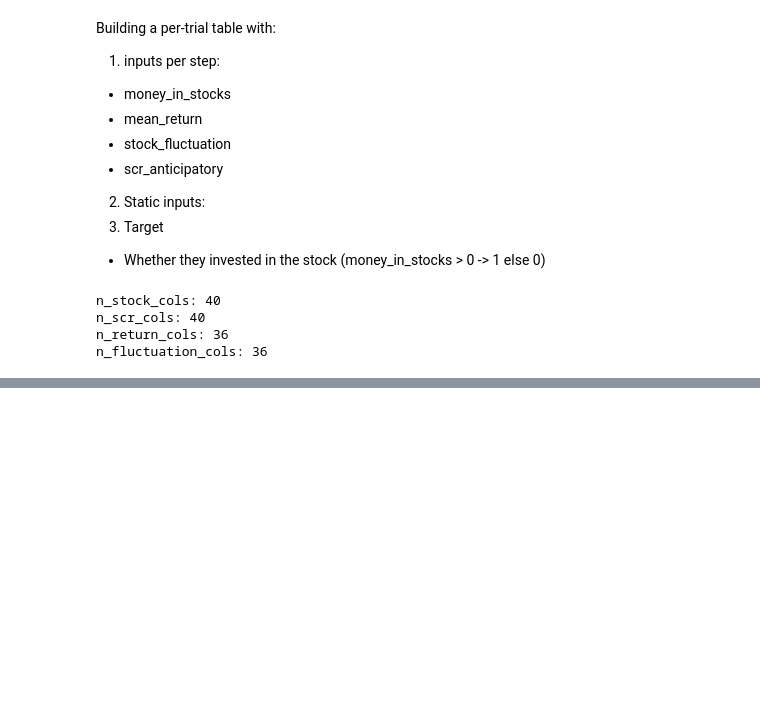
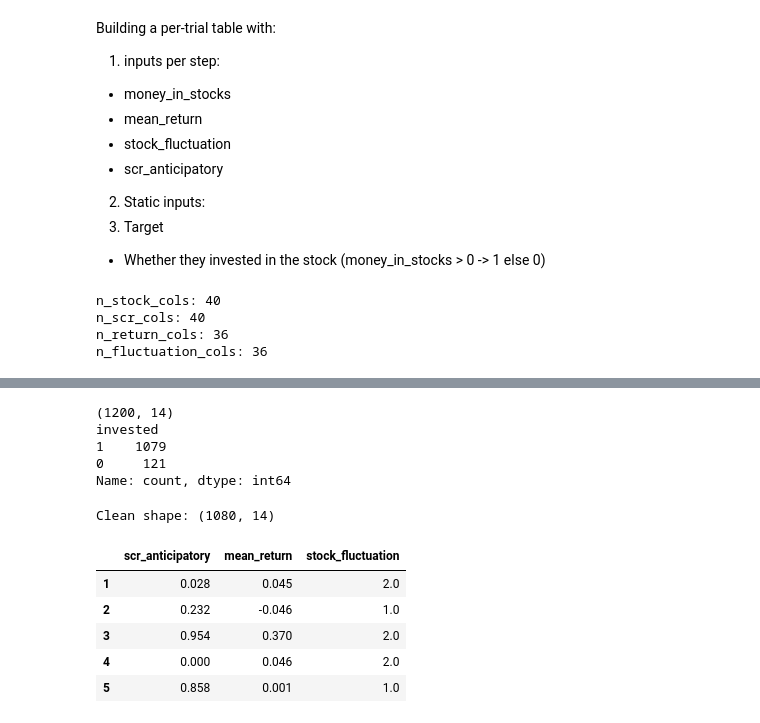
Before and after one commit to submarinejuice/CP322-Final-Project-Group-9, a Jupyter notebook: cp322_FINAL.ipynb, the cells around one changed output, grey strips where cells are left out. Saved outputs shown, nothing was run; the diff lists cells and outputs as text; code cells hidden in the pictures; blank space fills up the shorter version.

```diff
--- a/cp322_FINAL.ipynb
+++ b/cp322_FINAL.ipynb
@@ -184,0 +210,70 @@ n_fluctuation_cols: 36
+# %%
+rows = []
+
+for _, row in df.iterrows():
+    # carry participant-level info
+    base = {col: row[col] for col in id_cols}
+
+    for (s, t) in sorted(stock_map.keys()):
+        rec = dict(base)
+        rec["session"] = s
+        rec["trial_in_session"] = t
+        rec["global_trial"] = (s - 1) * 10 + t  # 1..40
+
+        rec["money_in_stocks"] = row[stock_map[(s, t)]]
+        rec["scr_anticipatory"] = row[scr_map[(s, t)]]
+
+        # Some (session, trial) combos might not have return/fluctuation
+        rec["mean_return"] = row[ret_map[(s, t)]] if (s, t) in ret_map else pd.NA
+        rec["stock_fluctuation"] = row[fluc_map[(s, t)]] if (s, t) in fluc_map else pd.NA
+
+        rows.append(rec)
+
+long_df = pd.DataFrame(rows)
+
+# Target: did they invest at all?
+long_df["invested"] = (long_df["money_in_stocks"] > 0).astype(int)
+
+print(long_df.shape)
+long_df.head()
+print(long_df["invested"].value_counts())
+# %% [output]
+(1200, 14)
+invested
+1    1079
+0     121
+Name: count, dtype: int64
+# %%
+
+
+import pandas as pd
+import numpy as np
+
+# Drop rows where our key features are missing
+key_features = ["scr_anticipatory", "mean_return", "stock_fluctuation", "money_in_stocks"]
+
+clean_df = long_df.dropna(subset=key_features).copy()
+
+# Convert types to numeric
+for col in key_features:
+    clean_df[col] = pd.to_numeric(clean_df[col], errors='coerce')
+
+# Drop again if any become NA
+clean_df = clean_df.dropna(subset=key_features)
+
+# Target
+y = clean_df["invested"].astype(int)
+
+# Features: minimal baseline
+X = clean_df[["scr_anticipatory", "mean_return", "stock_fluctuation"]]
+
+print("Clean shape:", clean_df.shape)
+X.head()
+# %% [output]
+Clean shape: (1080, 14)
+|  | scr_anticipatory | mean_return | stock_fluctuation |
+| 1 | 0.028 | 0.045 | 2.0 |
+| 2 | 0.232 | -0.046 | 1.0 |
+| 3 | 0.954 | 0.370 | 2.0 |
+| 4 | 0.000 | 0.046 | 2.0 |
+| 5 | 0.858 | 0.001 | 1.0 |
```
Also changed, not shown: parts of 11 cells of this notebook.
